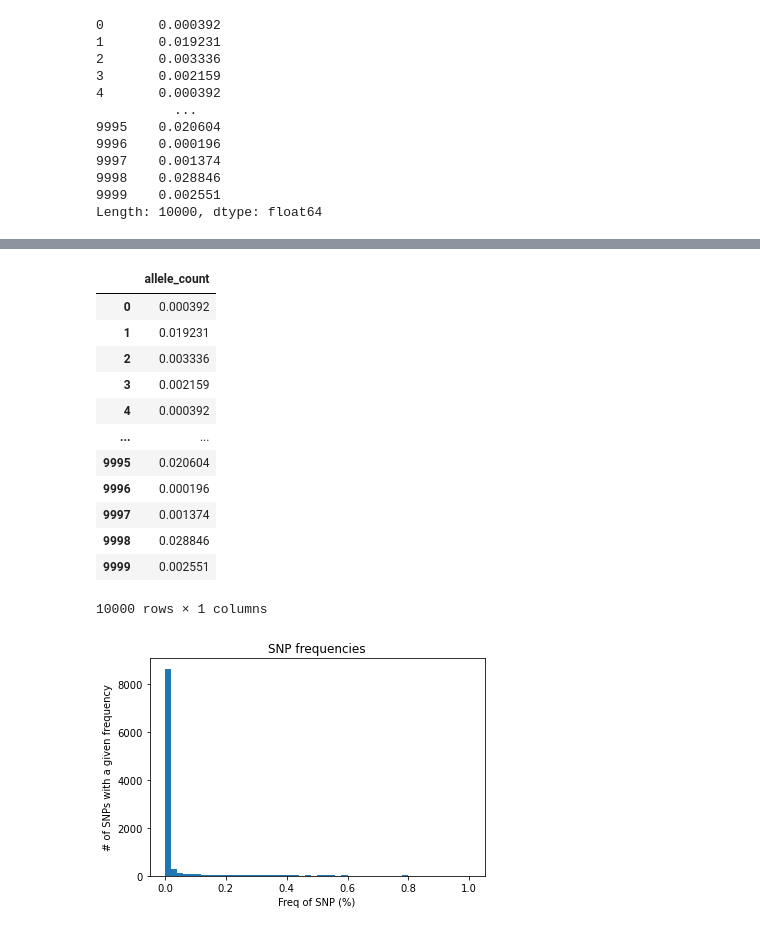
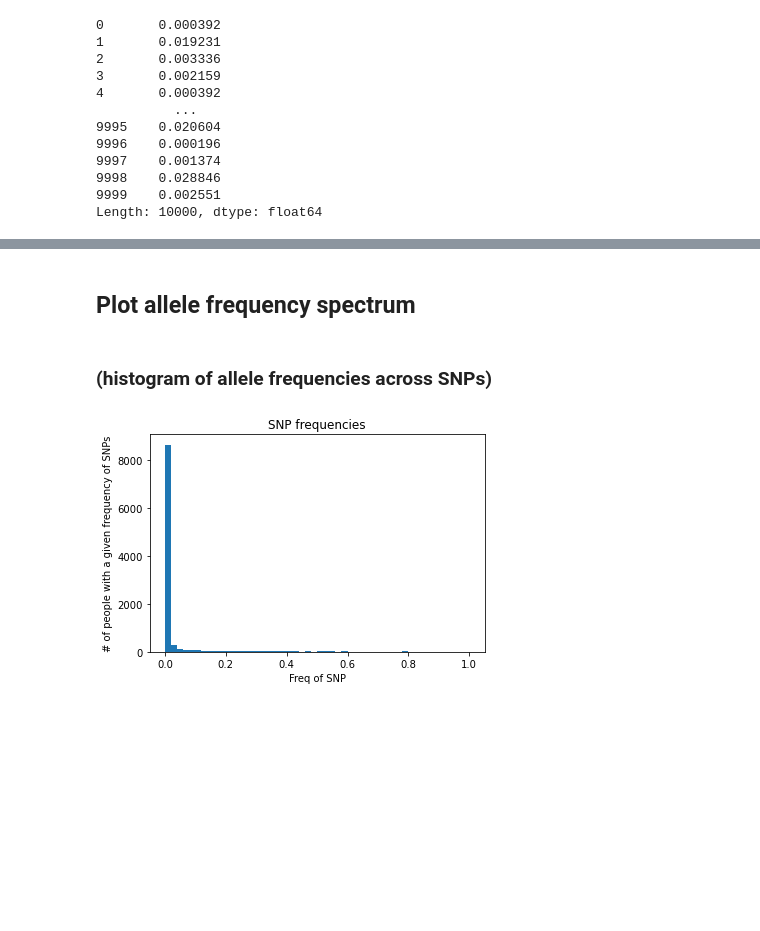
Before and after one commit to rgenner/qbb2021-answers, a Jupyter notebook: day5-lunch/day5-lunch-HW1.ipynb, the cells around one changed output, grey strips where cells are left out. Drawn from its saved outputs; the diff is of its cells as text; code cells hidden in the pictures; blank space fills up the shorter version.

```diff
--- a/day5-lunch/day5-lunch-HW1.ipynb
+++ b/day5-lunch/day5-lunch-HW1.ipynb
@@ -102,27 +94,17 @@ allele_df
-# %%
-allele_df.columns = ['allele_count']
-allele_df
-#name column
-# %% [output]
-|  | allele_count |
-| 0 | 0.000392 |
-| 1 | 0.019231 |
-| 2 | 0.003336 |
-| 3 | 0.002159 |
-| 4 | 0.000392 |
-| ... | ... |
-| 9995 | 0.020604 |
-| 9996 | 0.000196 |
-| 9997 | 0.001374 |
-| 9998 | 0.028846 |
-| 9999 | 0.002551 |
-10000 rows × 1 columns
+# %% [markdown]
+## Plot allele frequency spectrum
+# %% [markdown]
+### (histogram of allele frequencies across SNPs)
 # %%
 fig, ax = plt.subplots()
-ax.hist(allele_df.loc[:,"allele_count"],bins=50)
+ax.hist(alt_allele_freq, bins=50)
 plt.title("SNP frequencies")
-plt.xlabel("Freq of SNP (%)")
-plt.ylabel("# of SNPs with a given frequency")
+plt.xlabel("Freq of SNP")
+plt.ylabel("# of people with a given frequency of SNPs")
 plt.show()
+
+#x = freq of SNP; most SNP only occur in 0.0 - 0.01% of population
+#y = number of people with that number of SNP
+#(ex. 8000 ppl have unique SNPs (present in <0.1% of the population)
 # %% [output]
-[figure, old version]
+[figure, new version]
```
Also changed, not shown: parts of 38 cells of this notebook.
